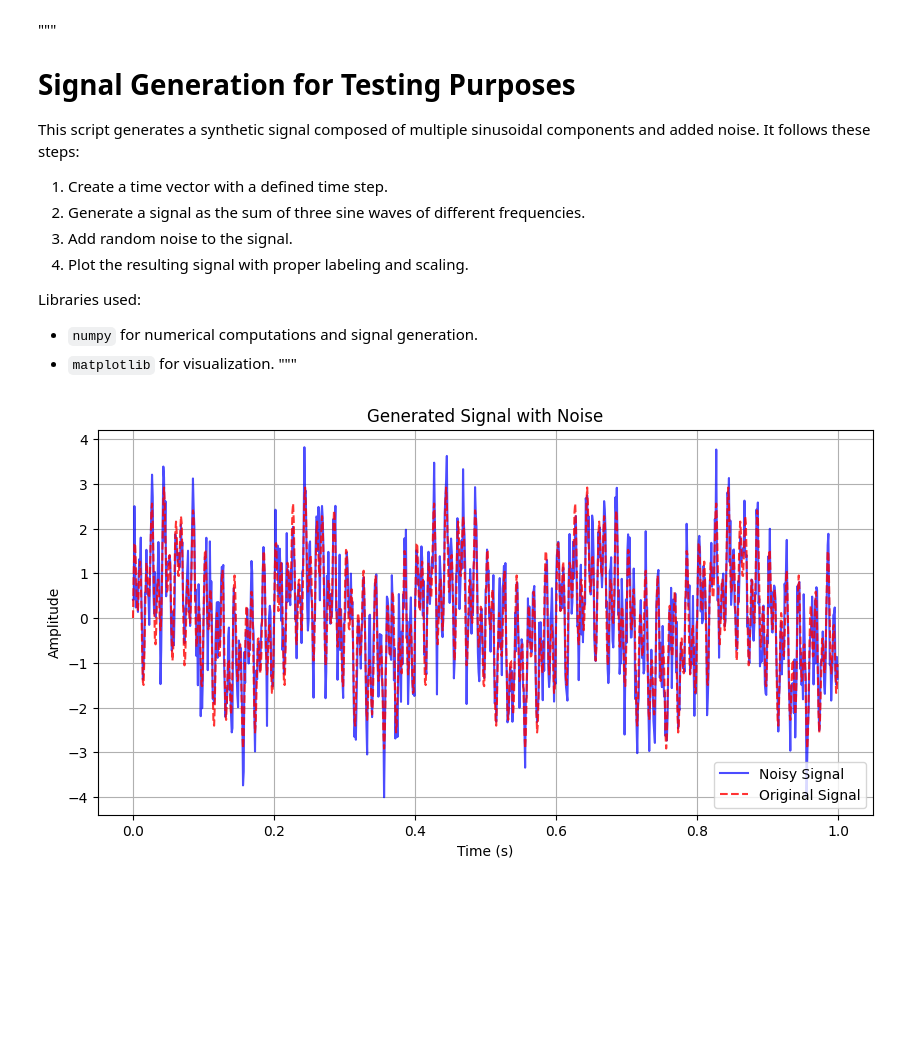
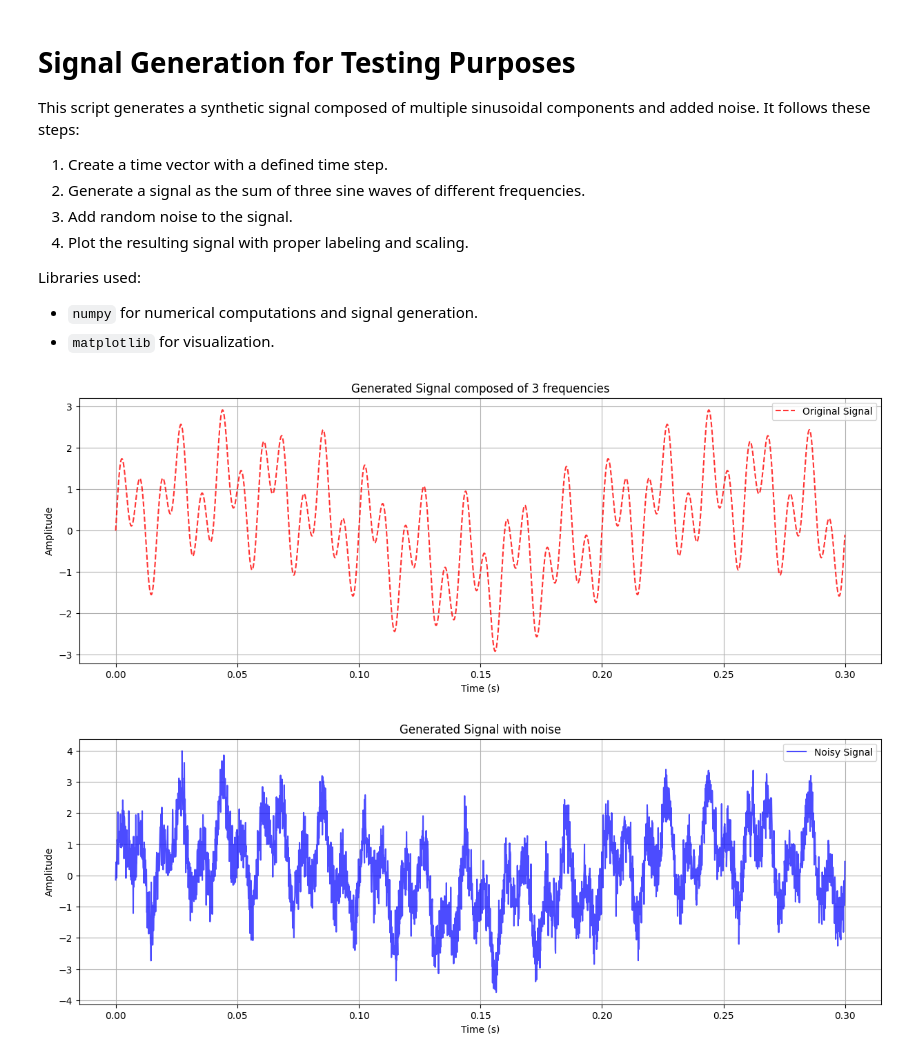
Before and after one commit to FCTheWall/ClementFrancois_NemethLoris_Lab2_SignalProcessing, a Jupyter notebook: ClementFrancois_NemethLoris_Lab2_SignalProcessing/ClementFrancois_NemethLoris_Lab2_JupyterNotebook.ipynb, the cells around one changed output. Drawn from its saved outputs; the diff is of its cells as text; code cells hidden in the pictures; blank space fills up the shorter version.

Commit message:
4 Generate signals for testing purpose - Tested and validated

```diff
--- a/ClementFrancois_NemethLoris_Lab2_SignalProcessing/ClementFrancois_NemethLoris_Lab2_JupyterNotebook.ipynb
+++ b/ClementFrancois_NemethLoris_Lab2_SignalProcessing/ClementFrancois_NemethLoris_Lab2_JupyterNotebook.ipynb
@@ -3,7 +3,6 @@ import numpy as np
 import matplotlib.pyplot as plt
 from scipy.fftpack import fft, fftfreq
 # %% [markdown]
-"""
 # Signal Generation for Testing Purposes
 
 This script generates a synthetic signal composed of multiple sinusoidal components
@@ -17,41 +16,50 @@ and added noise. It follows these steps:
 Libraries used:
 - `numpy` for numerical computations and signal generation.
 - `matplotlib` for visualization.
-"""
 # %%
 import numpy as np
 import matplotlib.pyplot as plt
 
 # Step 1: Generate a time vector
-sampling_rate = 1000  # Samples per second
-T = 1  # Duration in seconds
+sampling_rate = 10000  # Samples per second
+T = 0.3  # Duration in seconds
 t = np.arange(0, T, 1/sampling_rate)  # Time vector
 
 # Step 2: Define the frequencies of the signal components
 freq1 = 5   # Frequency in Hz
 freq2 = 50  # Frequency in Hz
 freq3 = 120 # Frequency in Hz
 
 # Step 3: Create the base signal as a sum of sinusoids
 signal = (
     np.sin(2 * np.pi * freq1 * t) +
     np.sin(2 * np.pi * freq2 * t) +
     np.sin(2 * np.pi * freq3 * t)
 )
 
 # Step 4: Add noise to the signal
 noise = np.random.normal(0, 0.5, len(t))  # Gaussian noise with mean 0 and std 0.5
 noisy_signal = signal + noise
 
 # Step 5: Plot the resulting signal
-plt.figure(figsize=(10, 5))
-plt.plot(t, noisy_signal, label='Noisy Signal', color='b', alpha=0.7)
+plt.figure(figsize=(15, 5))
+#plt.plot(t, noisy_signal, label='Noisy Signal', color='b', alpha=0.7)
 plt.plot(t, signal, label='Original Signal', color='r', linestyle='dashed', alpha=0.8)
 plt.xlabel('Time (s)')
 plt.ylabel('Amplitude')
-plt.title('Generated Signal with Noise')
+plt.title('Generated Signal composed of 3 frequencies')
 plt.legend()
 plt.grid(True)
 plt.show()
+plt.figure(figsize=(15, 5))
+plt.plot(t, noisy_signal, label='Noisy Signal', color='b', alpha=0.7)
+#plt.plot(t, signal, label='Original Signal', color='r', linestyle='dashed', alpha=0.8)
+plt.xlabel('Time (s)')
+plt.ylabel('Amplitude')
+plt.title('Generated Signal with noise')
+plt.legend()
+plt.grid(True)
+plt.show()
 # %% [output]
-[figure, old version]
+[figure, new version]
+[figure, added]
```
